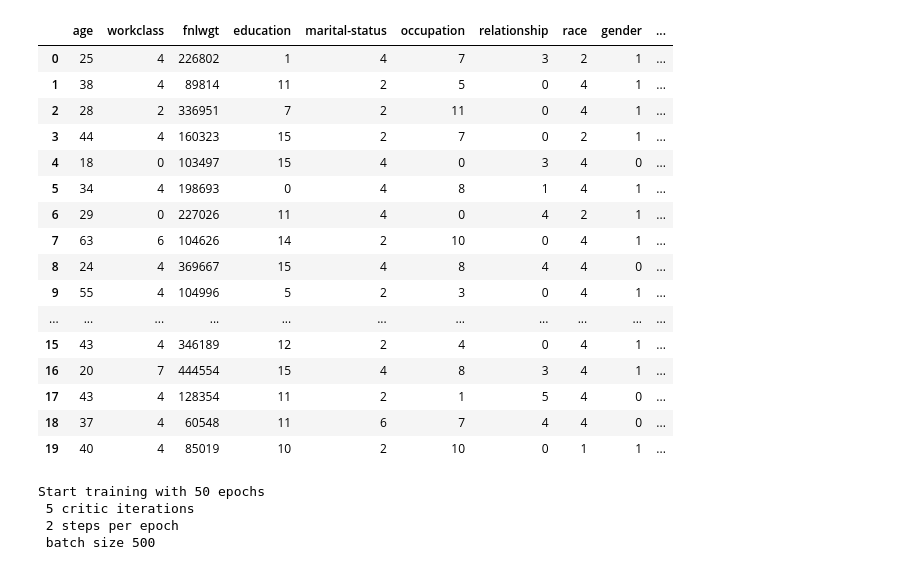
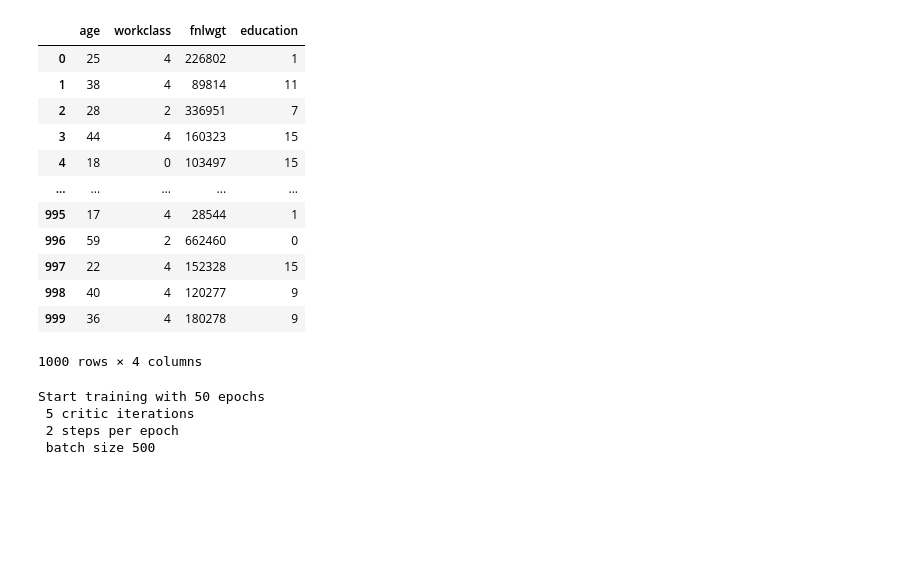
Before and after one commit to Kem0sabe/CTAB_GAN_EXPANDED, a Jupyter notebook: adult.ipynb, the cells around one changed output. Drawn from its saved outputs; the diff is of its cells as text; code cells hidden in the pictures; blank space fills up the shorter version.

```diff
--- a/adult.ipynb
+++ b/adult.ipynb
@@ -1,32 +1,29 @@
 # %%
 import numpy as np
 import pandas as pd
 import glob
 from model.ctabgan import CTAB_XTRA_DP
-df = pd.read_csv("Real_Datasets/adult.csv")
+df = pd.read_csv("datasets/adult.csv")
 #df = df.drop(columns=['Year','Model'])
 
+df = df.iloc[:, :4]
+#df.loc[:7, 'capital-gain'] = np.nan
 df = df.head(1000)
-#df.loc[:7, 'capital-gain'] = np.nan
-df.head(20)
+df
 # %% [output]
-|  | age | workclass | fnlwgt | education | marital-status | occupation | relationship | race | gender | ... |
-| 0 | 25 | 4 | 226802 | 1 | 4 | 7 | 3 | 2 | 1 | ... |
-| 1 | 38 | 4 | 89814 | 11 | 2 | 5 | 0 | 4 | 1 | ... |
-| 2 | 28 | 2 | 336951 | 7 | 2 | 11 | 0 | 4 | 1 | ... |
-| 3 | 44 | 4 | 160323 | 15 | 2 | 7 | 0 | 2 | 1 | ... |
-| 4 | 18 | 0 | 103497 | 15 | 4 | 0 | 3 | 4 | 0 | ... |
-| 5 | 34 | 4 | 198693 | 0 | 4 | 8 | 1 | 4 | 1 | ... |
-| 6 | 29 | 0 | 227026 | 11 | 4 | 0 | 4 | 2 | 1 | ... |
-| 7 | 63 | 6 | 104626 | 14 | 2 | 10 | 0 | 4 | 1 | ... |
-| 8 | 24 | 4 | 369667 | 15 | 4 | 8 | 4 | 4 | 0 | ... |
-| 9 | 55 | 4 | 104996 | 5 | 2 | 3 | 0 | 4 | 1 | ... |
-| ... | ... | ... | ... | ... | ... | ... | ... | ... | ... | ... |
-| 15 | 43 | 4 | 346189 | 12 | 2 | 4 | 0 | 4 | 1 | ... |
-| 16 | 20 | 7 | 444554 | 15 | 4 | 8 | 3 | 4 | 1 | ... |
-| 17 | 43 | 4 | 128354 | 11 | 2 | 1 | 5 | 4 | 0 | ... |
-| 18 | 37 | 4 | 60548 | 11 | 6 | 7 | 4 | 4 | 0 | ... |
-| 19 | 40 | 4 | 85019 | 10 | 2 | 10 | 0 | 1 | 1 | ... |
+|  | age | workclass | fnlwgt | education |
+| 0 | 25 | 4 | 226802 | 1 |
+| 1 | 38 | 4 | 89814 | 11 |
+| 2 | 28 | 2 | 336951 | 7 |
+| 3 | 44 | 4 | 160323 | 15 |
+| 4 | 18 | 0 | 103497 | 15 |
+| ... | ... | ... | ... | ... |
+| 995 | 17 | 4 | 28544 | 1 |
+| 996 | 59 | 2 | 662460 | 0 |
+| 997 | 22 | 4 | 152328 | 15 |
+| 998 | 40 | 4 | 120277 | 9 |
+| 999 | 36 | 4 | 180278 | 9 |
+1000 rows × 4 columns
 # %%
 
 synthesizer =  CTAB_XTRA_DP(df,
```
Also changed, not shown: parts of 7 cells of this notebook, 8 other files.
